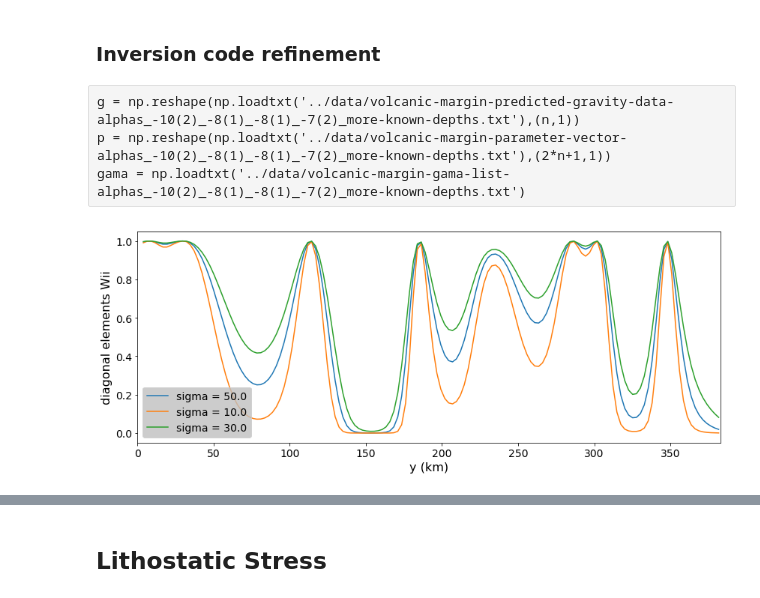
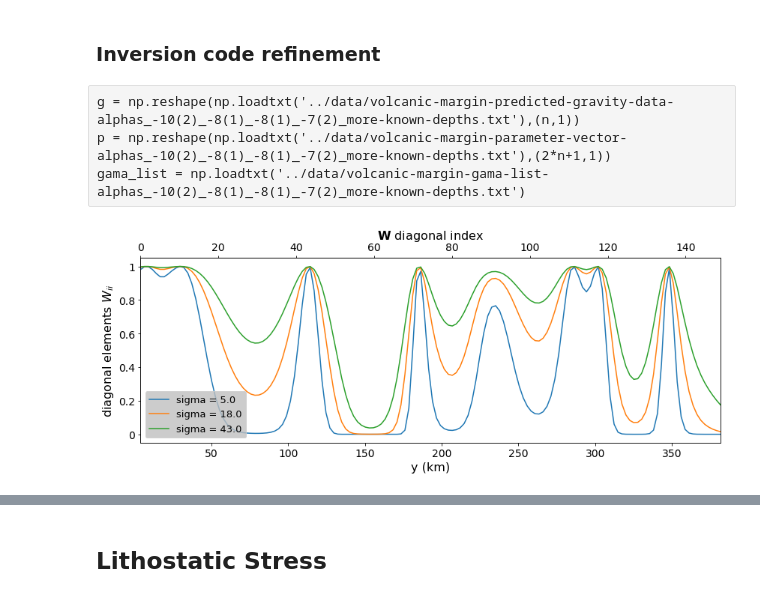
Before and after one commit to pinga-lab/paper-isostatic-grav2D, a Jupyter notebook: code/volcanic-margin-model-(inverse-problem)-(variable-isostatic-constrain).ipynb, the cells around one changed output, grey strips where cells are left out. Drawn from its saved outputs; the diff is of its cells as text; code cells hidden in the pictures.

Commit message:
Notebooks com introducao da matriz diagonal W na metodologia.

```diff
--- a/code/volcanic-margin-model-(inverse-problem)-(variable-isostatic-constrain).ipynb
+++ b/code/volcanic-margin-model-(inverse-problem)-(variable-isostatic-constrain).ipynb
@@ -290,34 +290,44 @@ gama_list = np.loadtxt('../data/volcanic-margin-gama-list-alphas_-10(2)_-8(1)_-8
 # %% [raw]
 g = np.reshape(np.loadtxt('../data/volcanic-margin-predicted-gravity-data-alphas_-10(2)_-8(1)_-8(1)_-7(2)_more-known-depths.txt'),(n,1))
 p = np.reshape(np.loadtxt('../data/volcanic-margin-parameter-vector-alphas_-10(2)_-8(1)_-8(1)_-7(2)_more-known-depths.txt'),(2*n+1,1))
-gama = np.loadtxt('../data/volcanic-margin-gama-list-alphas_-10(2)_-8(1)_-8(1)_-7(2)_more-known-depths.txt')
+gama_list = np.loadtxt('../data/volcanic-margin-gama-list-alphas_-10(2)_-8(1)_-8(1)_-7(2)_more-known-depths.txt')
 # %%
 ini_basement = tw + ts0 + p[0:n]
 ini_moho = S0 - p[n:n+n]
 # %%
-sgm = 18.99
-sgm10 = 10.0
-sgm30 = 30.0
+sgm = 25.0
+sgm5 = 5.0
+sgm18 = 18.0
+sgm19 = 19.0
+sgm43 = 43.0
 W_sgm = fc.W_matrix_function(sgm,gsyn,g)
-W_sgm10 = fc.W_matrix_function(sgm10,gsyn,g)
-W_sgm30 = fc.W_matrix_function(sgm30,gsyn,g)
+W_sgm5 = fc.W_matrix_function(sgm5,gsyn,g)
+W_sgm18 = fc.W_matrix_function(sgm18,gsyn,g)
+W_sgm19 = fc.W_matrix_function(sgm19,gsyn,g)
+W_sgm43 = fc.W_matrix_function(sgm43,gsyn,g)
 # %%
 plt.close('all')
-plt.figure(figsize=(12,5))
-plt.plot(0.001*yc[1:n],np.diag(W_sgm), label = 'sigma = 50.0')
-plt.plot(0.001*yc[1:n],np.diag(W_sgm10), label = 'sigma = 10.0')
-plt.plot(0.001*yc[1:n],np.diag(W_sgm30), label = 'sigma = 30.0')
-plt.xlim(0.001*ymin, 0.001*ymax)
-plt.xticks(fontsize=14)
-plt.yticks(fontsize=14)
-plt.ylabel('diagonal elements Wii', fontsize=16)
-plt.xlabel('y (km)', fontsize=16)
-plt.legend(loc='best', fontsize=14, facecolor='silver')
+fig, ax1 = plt.subplots(figsize=(12,5))
+ax2 = ax1.twiny()
+ax2.plot(np.arange(0,n-1), np.diag(W_sgm), linestyle='None')
+ax1.plot(0.001*yc[1:n], np.diag(W_sgm5), label = 'sigma = 5.0')
+ax1.plot(0.001*yc[1:n], np.diag(W_sgm18), label = 'sigma = 18.0')
+#ax1.plot(0.001*yc[1:n], np.diag(W_sgm19), label = 'sigma = 19.0')
+ax1.plot(0.001*yc[1:n], np.diag(W_sgm43), label = 'sigma = 43.0')
+ax1.set_xlim(0.001*yc[1], 0.001*yc[n-1])
+ax2.set_xlim(0, n)
+ax1.set_ylabel(r'diagonal elements $W_{ii}$', fontsize=16)
+ax1.set_xlabel('y (km)', fontsize=16)
+ax2.set_xlabel(r'$\mathbf{W}$ diagonal index', fontsize=16)
+ax1.set_xticklabels(['%g'% (l) for l in ax1.get_xticks()], fontsize=14)
+ax2.set_xticklabels(['%g'% (l) for l in ax2.get_xticks()], fontsize=14)
+ax1.set_yticklabels(['%g'% (l) for l in ax1.get_yticks()], fontsize=14)
+ax1.legend(loc='best', fontsize=13, facecolor='silver')
 plt.tight_layout()
-#mpl.savefig('../data/fig/volcanic-margin-w-diag-sgms.png', dpi='figure', bbox_inches='tight')
+#mpl.savefig('../data/fig/volcanic-margin-w-diag-sgms2.png', dpi='figure', bbox_inches='tight')
 plt.show()
 # %% [output]
-[figure, old version]
+[figure, new version]
 # %%
 g0 = g.copy()
 g1 = g.copy()
```
Also changed, not shown: parts of 6 cells of this notebook, 8 other files.
